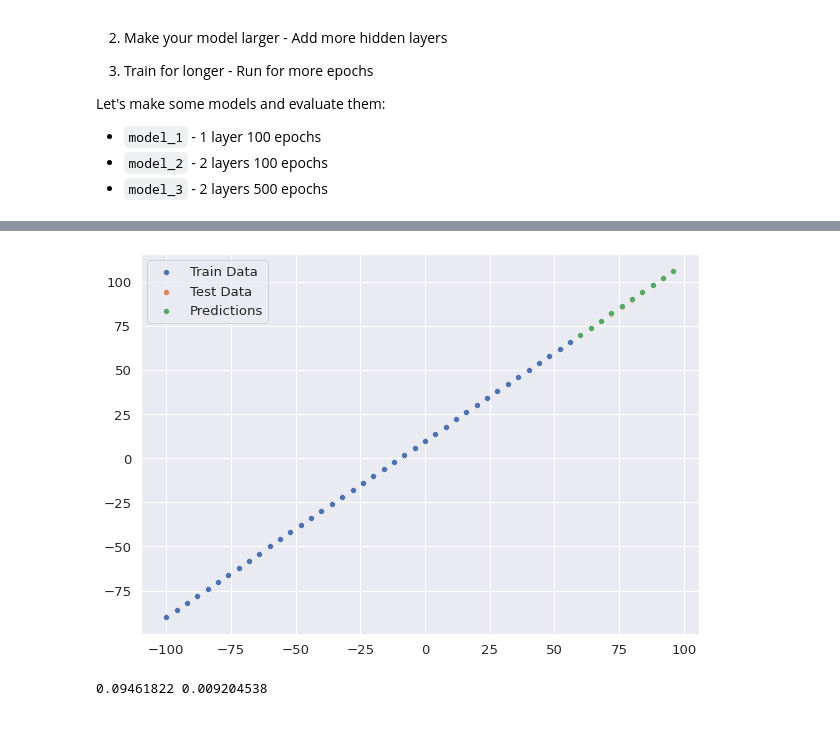
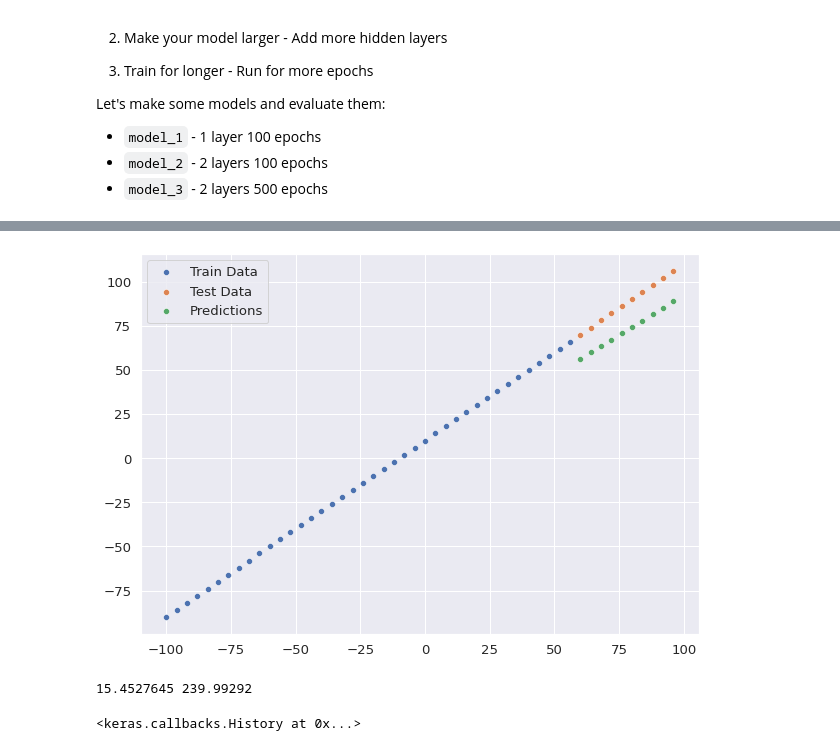
Before and after one commit to Shreyas-13/Tensorflow-Developer, a Jupyter notebook: 01_NN_Regression.ipynb, the cells around one changed output, grey strips where cells are left out. Saved outputs shown, nothing was run; the diff lists cells and outputs as text; code cells hidden in the pictures.

```diff
--- a/01_NN_Regression.ipynb
+++ b/01_NN_Regression.ipynb
@@ -407,12 +407,12 @@ Let's make some models and evaluate them:
 # %%
 ## Model-1
 tf.random.set_seed(42)
-model_1 = tf.keras.Sequential([tf.keras.layers.Dense(units=4, input_shape=[1])])
-model.compile(loss=tf.keras.losses.mae,
+model_1 = tf.keras.Sequential([tf.keras.layers.Dense(units=1, input_shape=[1])])
+model_1.compile(loss=tf.keras.losses.mae,
               optimizer=tf.keras.optimizers.Adam(lr=.01),
               metrics='mae')
-model.fit(X_train, y_train, epochs=100)
+model_1.fit(X_train, y_train, epochs=100)
 # %%
-y_pred = model.predict(X_test)
+y_pred = model_1.predict(X_test)
 plot_predictions(prediction=y_pred)
 # %% [output]
@@ -420,7 +419,7 @@ WARNING:tensorflow:6 out of the last 7 calls to <function Model.make_predict_fun
-[figure, old version]
+[figure, new version]
 # %%
 mae_1 = tf.keras.metrics.mean_absolute_error(y_test, y_pred.ravel())
 mse_1 = tf.keras.metrics.mean_squared_error(y_test, y_pred.ravel())
 print(mae_1.numpy(), mse_1.numpy())
 # %% [output]
-0.09461822 0.009204538
+15.4527645 239.99292
@@ -428,0 +426,12 @@ print(mae_1.numpy(), mse_1.numpy())
+# %%
+## Model-2
+model_2 = tf.keras.Sequential([
+                               tf.keras.layers.Dense(100, input_shape=[1]),
+                               tf.keras.layers.Dense(1),
+                              #  tf.keras.layers.Dense(1)
+])
+
+model_2.compile(loss='mae', optimizer=tf.keras.optimizers.Adam(lr=.01), metrics='mae')
+model_2.fit(X_test, y_test, epochs=100, verbose=0)
+# %% [output]
+<keras.callbacks.History at 0x...>
```
Also changed, not shown: parts of 18 cells of this notebook.
